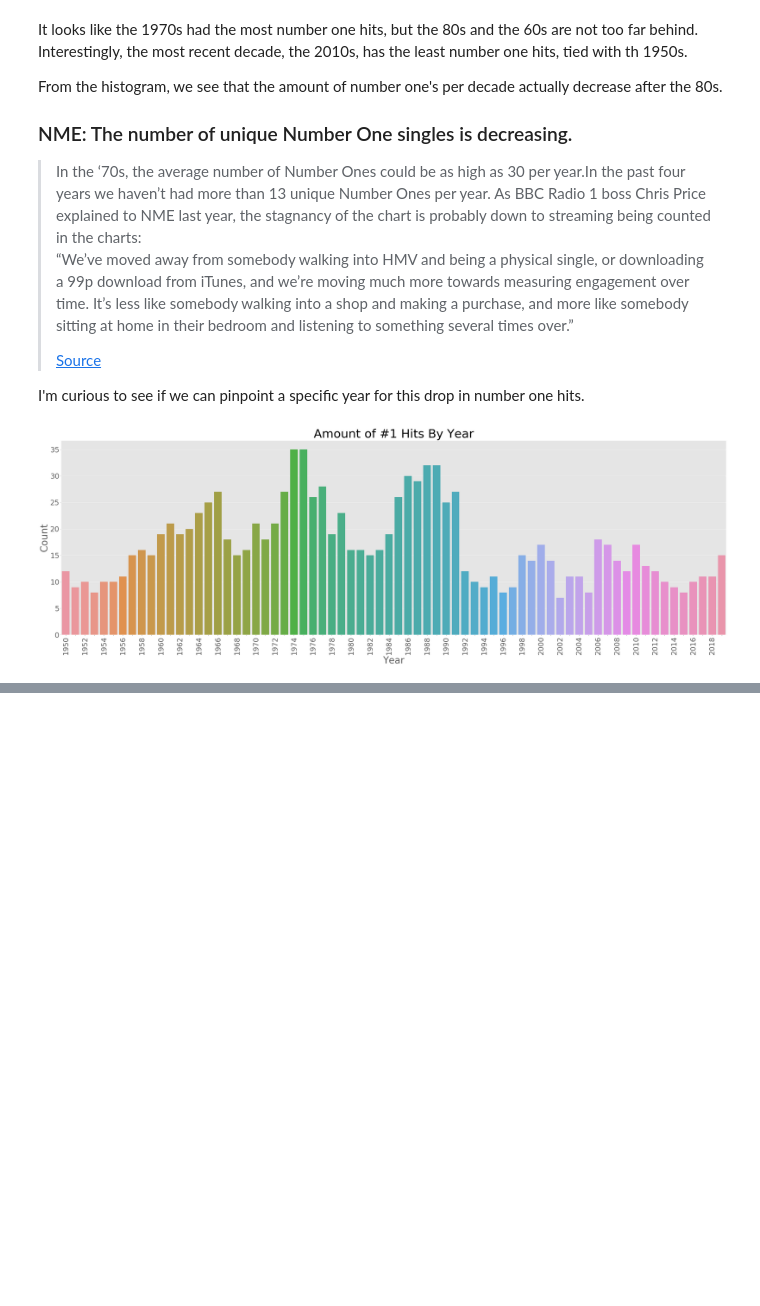
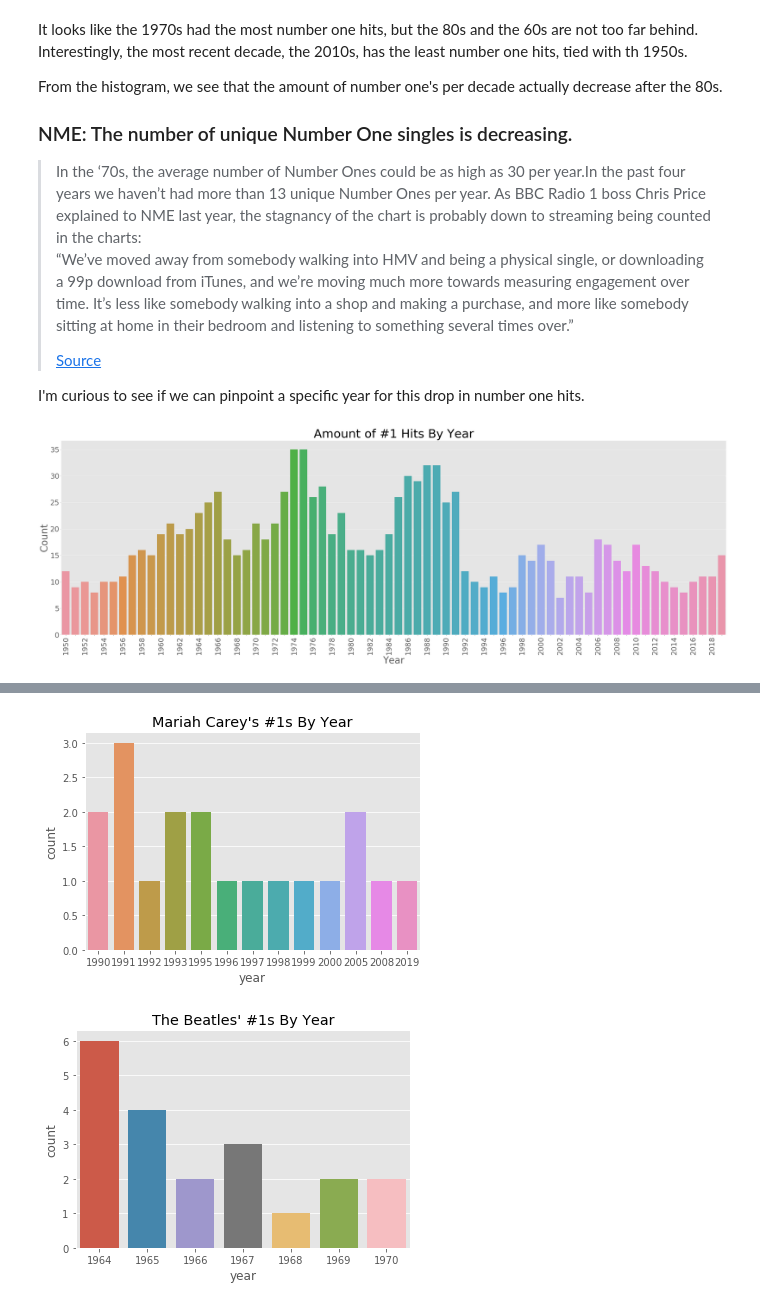
Before and after one commit to d-alvear/Analyzing-Music-by-Decade, a Jupyter notebook: notebooks/7-data-exploration.ipynb, the cells around one changed output, grey strips where cells are left out. Cells and saved outputs as stored; diff of their text form; code cells hidden in the pictures; blank space fills up the shorter version.

```diff
--- a/notebooks/7-data-exploration.ipynb
+++ b/notebooks/7-data-exploration.ipynb
@@ -145,0 +157,13 @@ avg_num_hits
+# %%
+# Mariah Carey's data
+sns.countplot(songs[songs['artist_name'] == "Mariah Carey"]['year'])
+plt.title("Mariah Carey's #1s By Year")
+plt.show()
+
+# The Beatles' data
+sns.countplot(songs[songs['artist_name'] == "The Beatles"]['year'])
+plt.title("The Beatles' #1s By Year")
+plt.show()
+# %% [output]
+[figure, added]
+[figure, added]
```
Also changed, not shown: parts of 9 cells of this notebook.
